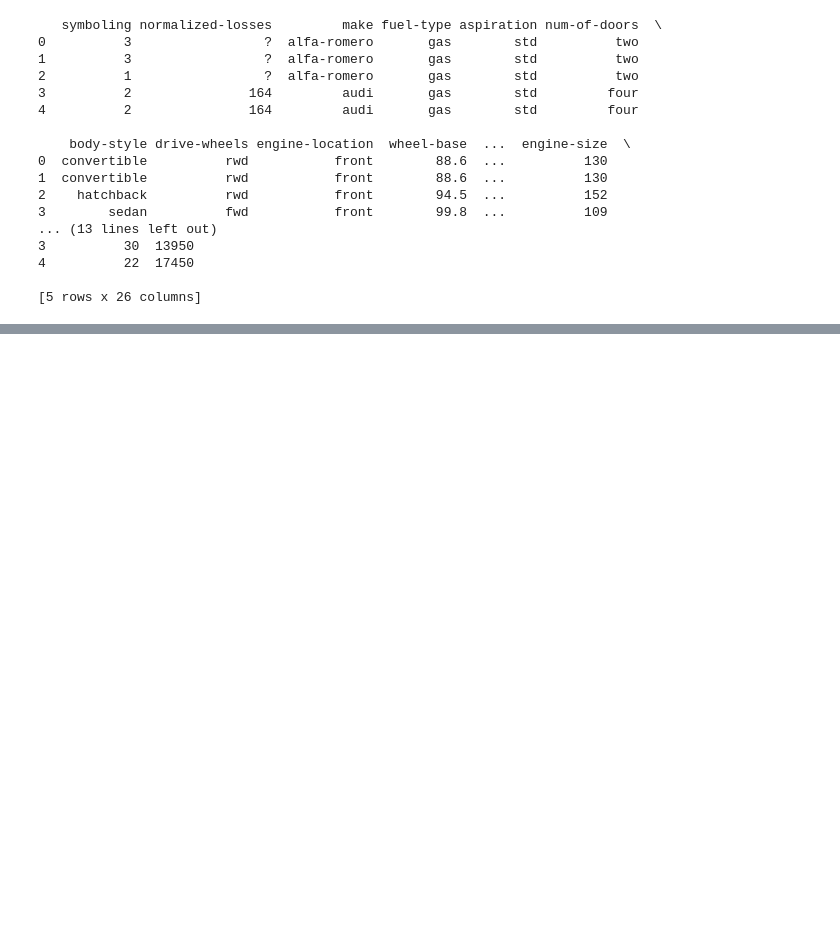
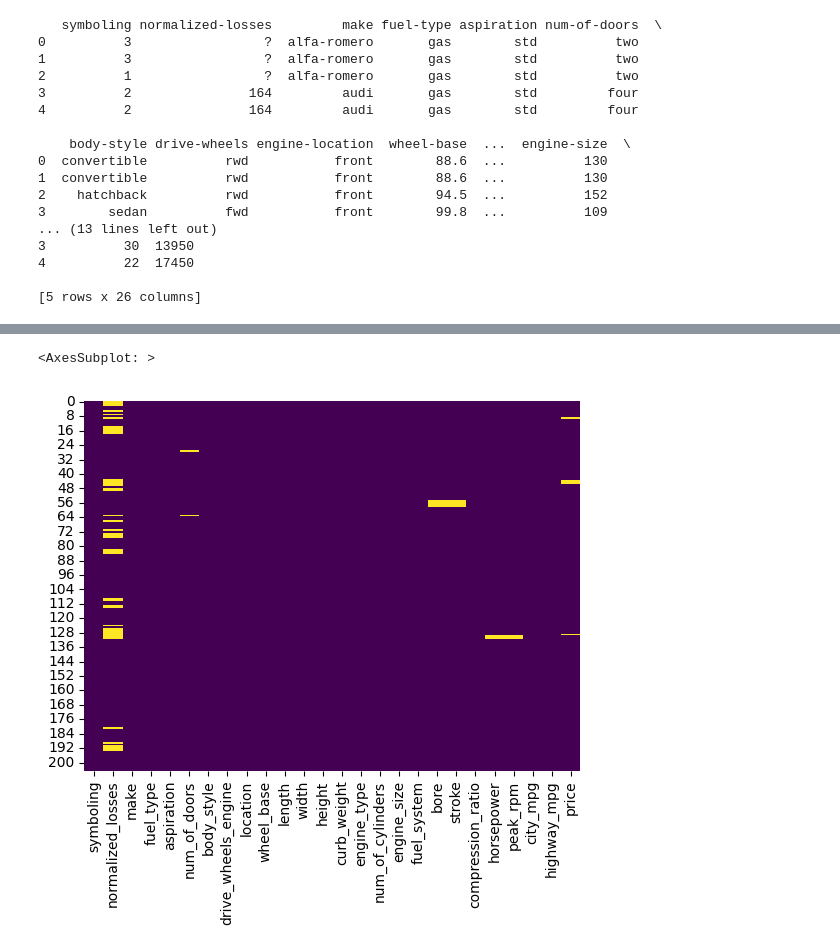
Before and after one commit to success4lyf/-Exploratory-Data-Analysis, a Jupyter notebook: insight.ipynb, the cells around one changed output, grey strips where cells are left out. Cells and saved outputs as stored; diff of their text form; code cells hidden in the pictures; blank space fills up the shorter version.

```diff
--- a/insight.ipynb
+++ b/insight.ipynb
@@ -26,3 +26,8 @@ print(auto.head())
 4          22  17450
 
 [5 rows x 26 columns]
+# %%
+# filling in column names
+cols=['symboling','normalized_losses','make','fuel_type','aspiration','num_of_doors','body_style','drive_wheels_engine','location','wheel_base','length','width','height','curb_weight','engine_type','num_of_cylinders','engine_size','fuel_system','bore','stroke','compression_ratio','horsepower','peak_rpm','city_mpg','highway_mpg','price']
+auto.columns=cols
+auto.head()
@@ -28,0 +84,4 @@ print(auto.head())
+# %%
+#Checking for wrong entries like symbols -,?,#,*,etc.
+for col in auto.columns:
+    print('{} : {}'.format(col,auto[col].unique()))
@@ -28,0 +106,5 @@ print(auto.head())
+# %%
+#replacing with NAN value
+for col in auto.columns:
+    auto[col].replace(to_replace= '?', value= np.nan,inplace=True)
+auto.head()
@@ -28,0 +140,6 @@ print(auto.head())
+# %%
+#Visualizing the missing values
+sns.heatmap(auto.isnull(),cbar=False,cmap='viridis')
+# %% [output]
+<AxesSubplot: >
+[figure, added]
```
Also changed, not shown: parts of 14 cells of this notebook, 1 other file.
